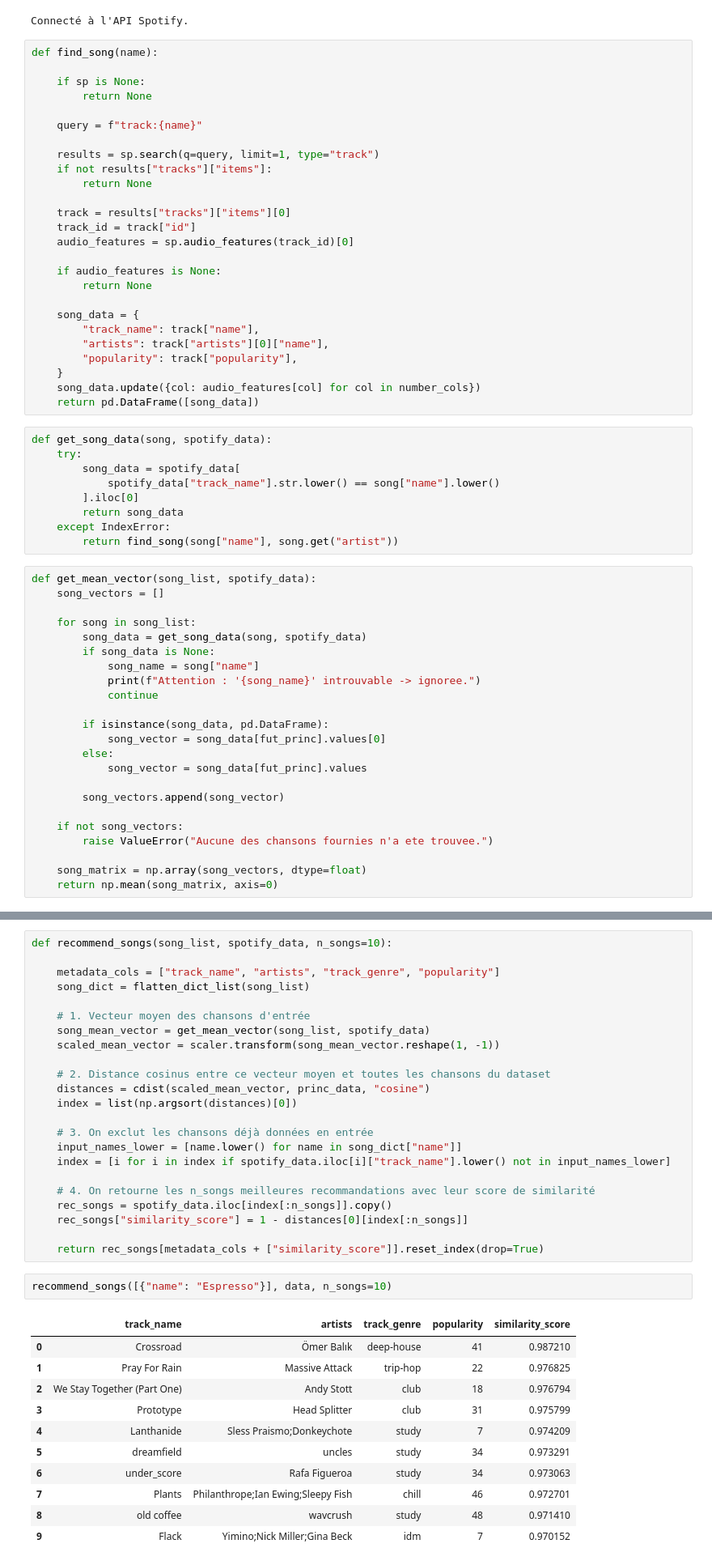
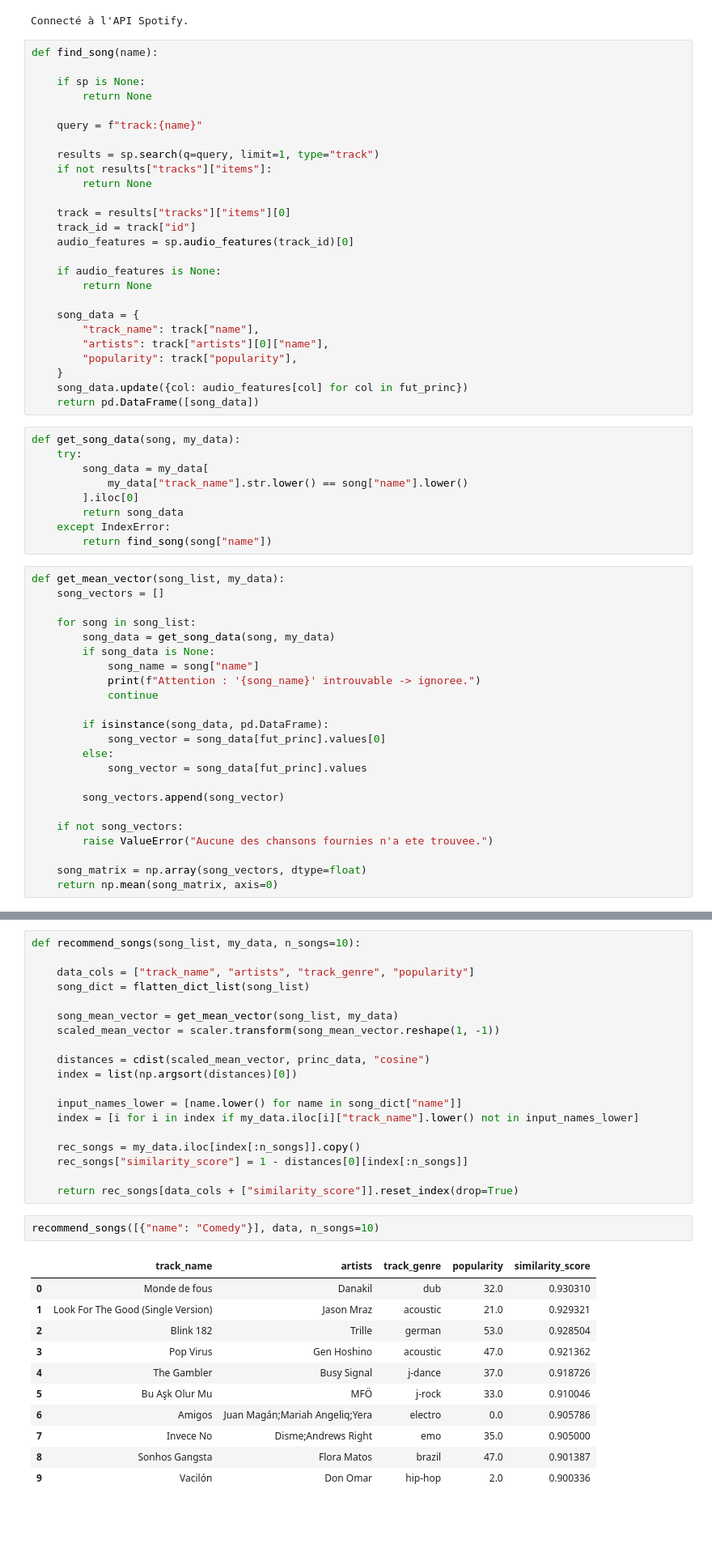
Before and after one commit to mohamed0barhoomi/Final_DATASC_Project, a Jupyter notebook: last_project.ipynb, the cells around one changed output, grey strips where cells are left out. Shown at 81% size. Cells and saved outputs as stored; diff of their text form; blank space fills up the shorter version.

```diff
--- a/last_project.ipynb
+++ b/last_project.ipynb
@@ -876,23 +895,23 @@ def find_song(name):
         "artists": track["artists"][0]["name"],
         "popularity": track["popularity"],
     }
-    song_data.update({col: audio_features[col] for col in number_cols})
+    song_data.update({col: audio_features[col] for col in fut_princ})
     return pd.DataFrame([song_data])
 # %%
-def get_song_data(song, spotify_data):
+def get_song_data(song, my_data):
     try:
-        song_data = spotify_data[
-            spotify_data["track_name"].str.lower() == song["name"].lower()
+        song_data = my_data[
+            my_data["track_name"].str.lower() == song["name"].lower()
         ].iloc[0]
         return song_data
     except IndexError:
-        return find_song(song["name"], song.get("artist"))
+        return find_song(song["name"])
 # %%
-def get_mean_vector(song_list, spotify_data):
+def get_mean_vector(song_list, my_data):
     song_vectors = []
 
     for song in song_list:
-        song_data = get_song_data(song, spotify_data)
+        song_data = get_song_data(song, my_data)
         if song_data is None:
             song_name = song["name"]
             print(f"Attention : '{song_name}' introuvable -> ignoree.")
@@ -918,42 +937,38 @@ def flatten_dict_list(dict_list):
             flattened_dict[key].append(value)
     return dict(flattened_dict)
 # %%
-def recommend_songs(song_list, spotify_data, n_songs=10):
+def recommend_songs(song_list, my_data, n_songs=10):
 
-    metadata_cols = ["track_name", "artists", "track_genre", "popularity"]
+    data_cols = ["track_name", "artists", "track_genre", "popularity"]
     song_dict = flatten_dict_list(song_list)
 
-    # 1. Vecteur moyen des chansons d'entrée
-    song_mean_vector = get_mean_vector(song_list, spotify_data)
+    song_mean_vector = get_mean_vector(song_list, my_data)
     scaled_mean_vector = scaler.transform(song_mean_vector.reshape(1, -1))
 
-    # 2. Distance cosinus entre ce vecteur moyen et toutes les chansons du dataset
     distances = cdist(scaled_mean_vector, princ_data, "cosine")
     index = list(np.argsort(distances)[0])
 
-    # 3. On exclut les chansons déjà données en entrée
     input_names_lower = [name.lower() for name in song_dict["name"]]
-    index = [i for i in index if spotify_data.iloc[i]["track_name"].lower() not in input_names_lower]
+    index = [i for i in index if my_data.iloc[i]["track_name"].lower() not in input_names_lower]
 
-    # 4. On retourne les n_songs meilleures recommandations avec leur score de similarité
-    rec_songs = spotify_data.iloc[index[:n_songs]].copy()
+    rec_songs = my_data.iloc[index[:n_songs]].copy()
     rec_songs["similarity_score"] = 1 - distances[0][index[:n_songs]]
 
-    return rec_songs[metadata_cols + ["similarity_score"]].reset_index(drop=True)
+    return rec_songs[data_cols + ["similarity_score"]].reset_index(drop=True)
 # %%
-recommend_songs([{"name": "Espresso"}], data, n_songs=10)
+recommend_songs([{"name": "Comedy"}], data, n_songs=10)
 # %% [output]
 |  | track_name | artists | track_genre | popularity | similarity_score |
-| 0 | Crossroad | Ömer Balık | deep-house | 41 | 0.987210 |
-| 1 | Pray For Rain | Massive Attack | trip-hop | 22 | 0.976825 |
-| 2 | We Stay Together (Part One) | Andy Stott | club | 18 | 0.976794 |
-| 3 | Prototype | Head Splitter | club | 31 | 0.975799 |
-| 4 | Lanthanide | Sless Praismo;Donkeychote | study | 7 | 0.974209 |
-| 5 | dreamfield | uncles | study | 34 | 0.973291 |
-| 6 | under_score | Rafa Figueroa | study | 34 | 0.973063 |
-| 7 | Plants | Philanthrope;Ian Ewing;Sleepy Fish | chill | 46 | 0.972701 |
-| 8 | old coffee | wavcrush | study | 48 | 0.971410 |
-| 9 | Flack | Yimino;Nick Miller;Gina Beck | idm | 7 | 0.970152 |
+| 0 | Monde de fous | Danakil | dub | 32.0 | 0.930310 |
+| 1 | Look For The Good (Single Version) | Jason Mraz | acoustic | 21.0 | 0.929321 |
+| 2 | Blink 182 | Trille | german | 53.0 | 0.928504 |
+| 3 | Pop Virus | Gen Hoshino | acoustic | 47.0 | 0.921362 |
+| 4 | The Gambler | Busy Signal | j-dance | 37.0 | 0.918726 |
+| 5 | Bu Aşk Olur Mu | MFÖ | j-rock | 33.0 | 0.910046 |
+| 6 | Amigos | Juan Magán;Mariah Angeliq;Yera | electro | 0.0 | 0.905786 |
+| 7 | Invece No | Disme;Andrews Right | emo | 35.0 | 0.905000 |
+| 8 | Sonhos Gangsta | Flora Matos | brazil | 47.0 | 0.901387 |
+| 9 | Vacilón | Don Omar | hip-hop | 2.0 | 0.900336 |
 # %%
 # DBSCAN
 # Hierarchical clustering
```
Also changed, not shown: parts of 38 cells of this notebook.
